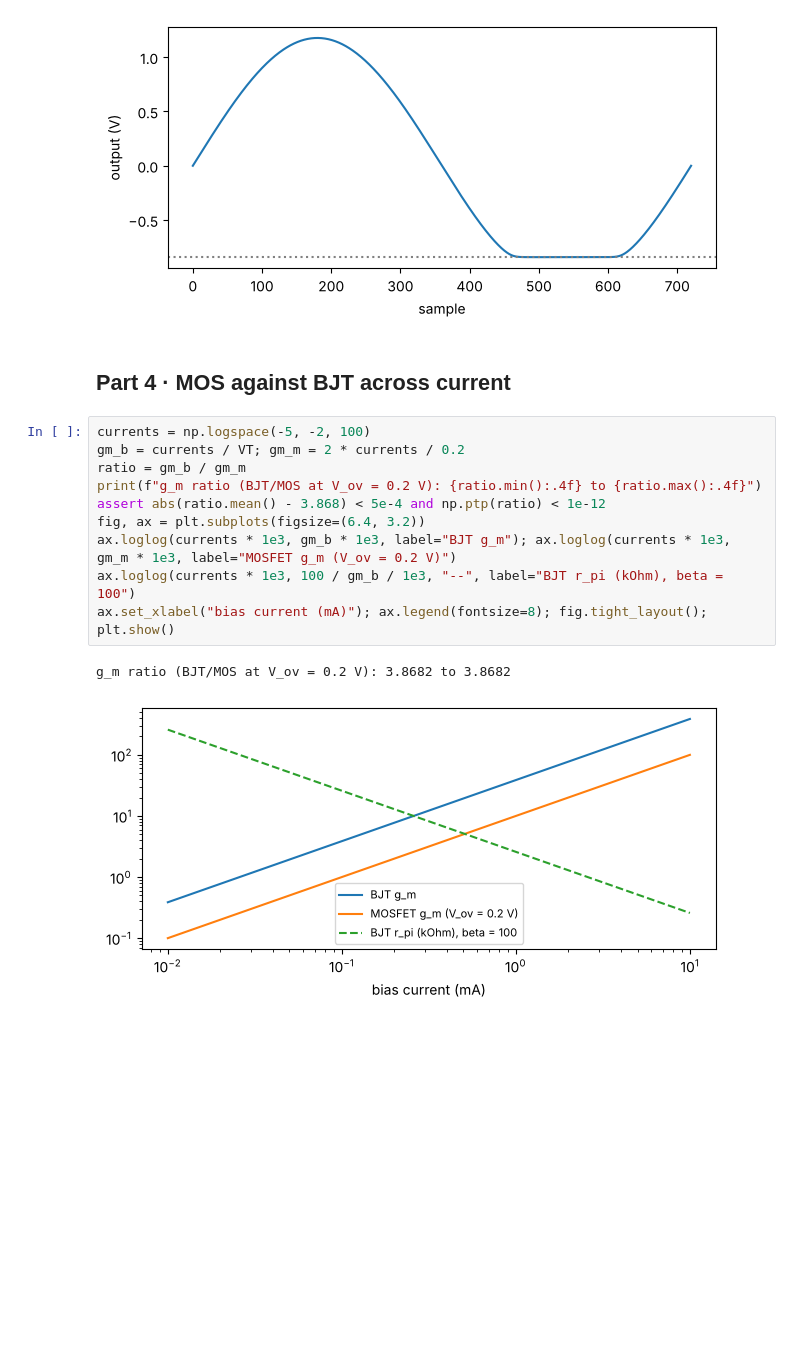
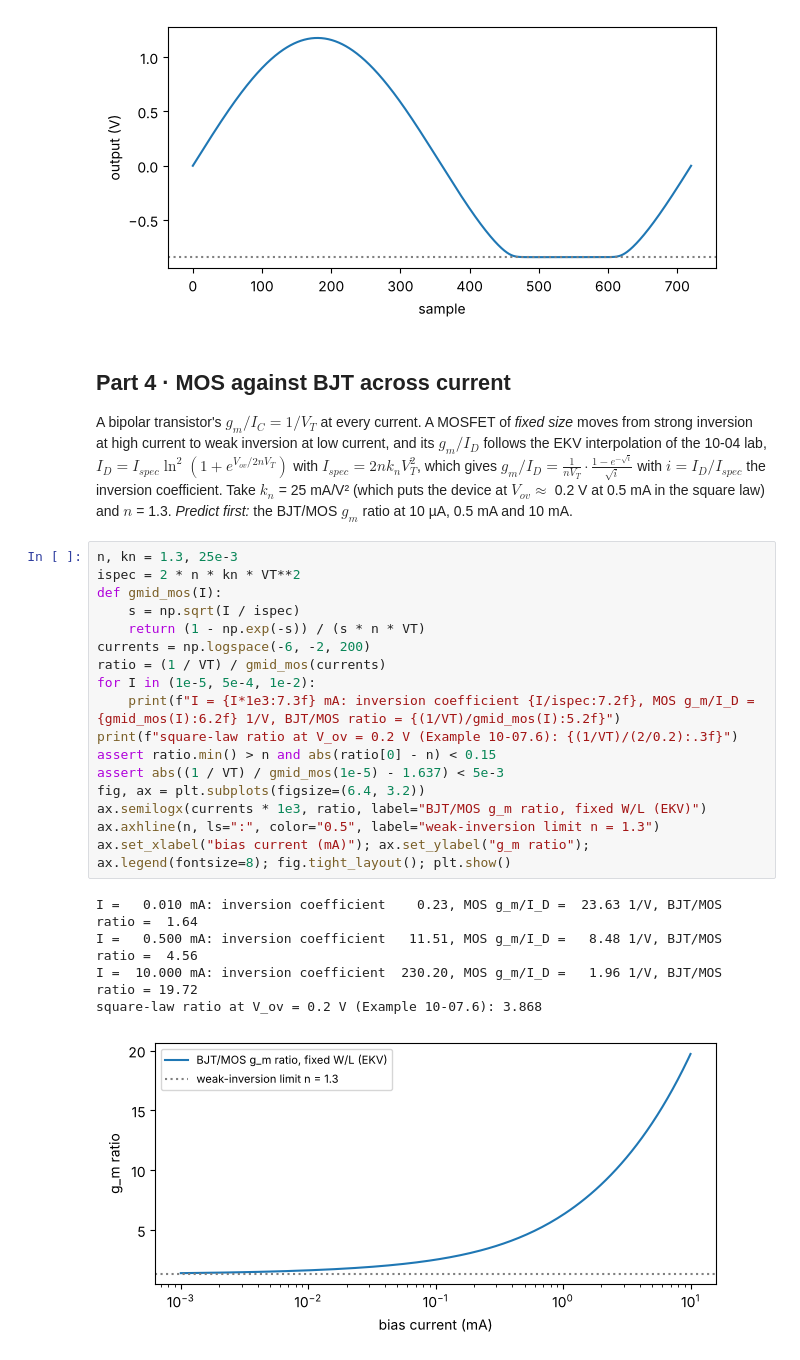
Before and after one commit to FrankHuang94/EE_database_claude, a Jupyter notebook: courses/10-electronics-1/labs/10-07-lab/10-07-bjt-stages.ipynb, the cells around one changed output. Cells and saved outputs as stored; diff of their text form; blank space fills up the shorter version.

```diff
--- a/courses/10-electronics-1/labs/10-07-lab/10-07-bjt-stages.ipynb
+++ b/courses/10-electronics-1/labs/10-07-lab/10-07-bjt-stages.ipynb
@@ -100,16 +100,28 @@ negative swing limit I_E (R_E || R_L) = 0.8418 V; reached (to 99%) at a base amp
 [figure]
 # %% [markdown]
 ## Part 4 · MOS against BJT across current
+
+A bipolar transistor's $g_m/I_C = 1/V_T$ at every current. A MOSFET of *fixed size* moves from strong inversion at high current to weak inversion at low current, and its $g_m/I_D$ follows the EKV interpolation of the 10-04 lab, $I_D = I_{spec}\ln^2(1 + e^{V_{ov}/2nV_T})$ with $I_{spec} = 2nk_nV_T^2$, which gives $g_m/I_D = \frac{1}{nV_T}\cdot\frac{1 - e^{-\sqrt{i}}}{\sqrt{i}}$ with $i = I_D/I_{spec}$ the inversion coefficient. Take $k_n$ = 25 mA/V² (which puts the device at $V_{ov} \approx$ 0.2 V at 0.5 mA in the square law) and $n$ = 1.3. *Predict first:* the BJT/MOS $g_m$ ratio at 10 µA, 0.5 mA and 10 mA.
 # %%
-currents = np.logspace(-5, -2, 100)
-gm_b = currents / VT; gm_m = 2 * currents / 0.2
-ratio = gm_b / gm_m
-print(f"g_m ratio (BJT/MOS at V_ov = 0.2 V): {ratio.min():.4f} to {ratio.max():.4f}")
-assert abs(ratio.mean() - 3.868) < 5e-4 and np.ptp(ratio) < 1e-12
+n, kn = 1.3, 25e-3
+ispec = 2 * n * kn * VT**2
+def gmid_mos(I):
+    s = np.sqrt(I / ispec)
+    return (1 - np.exp(-s)) / (s * n * VT)
+currents = np.logspace(-6, -2, 200)
+ratio = (1 / VT) / gmid_mos(currents)
+for I in (1e-5, 5e-4, 1e-2):
+    print(f"I = {I*1e3:7.3f} mA: inversion coefficient {I/ispec:7.2f}, MOS g_m/I_D = {gmid_mos(I):6.2f} 1/V, BJT/MOS ratio = {(1/VT)/gmid_mos(I):5.2f}")
+print(f"square-law ratio at V_ov = 0.2 V (Example 10-07.6): {(1/VT)/(2/0.2):.3f}")
+assert ratio.min() > n and abs(ratio[0] - n) < 0.15
+assert abs((1 / VT) / gmid_mos(1e-5) - 1.637) < 5e-3
 fig, ax = plt.subplots(figsize=(6.4, 3.2))
-ax.loglog(currents * 1e3, gm_b * 1e3, label="BJT g_m"); ax.loglog(currents * 1e3, gm_m * 1e3, label="MOSFET g_m (V_ov = 0.2 V)")
-ax.loglog(currents * 1e3, 100 / gm_b / 1e3, "--", label="BJT r_pi (kOhm), beta = 100")
-ax.set_xlabel("bias current (mA)"); ax.legend(fontsize=8); fig.tight_layout(); plt.show()
+ax.semilogx(currents * 1e3, ratio, label="BJT/MOS g_m ratio, fixed W/L (EKV)")
+ax.axhline(n, ls=":", color="0.5", label="weak-inversion limit n = 1.3")
+ax.set_xlabel("bias current (mA)"); ax.set_ylabel("g_m ratio"); ax.legend(fontsize=8); fig.tight_layout(); plt.show()
 # %% [output]
-g_m ratio (BJT/MOS at V_ov = 0.2 V): 3.8682 to 3.8682
+I =   0.010 mA: inversion coefficient    0.23, MOS g_m/I_D =  23.63 1/V, BJT/MOS ratio =  1.64
+I =   0.500 mA: inversion coefficient   11.51, MOS g_m/I_D =   8.48 1/V, BJT/MOS ratio =  4.56
+I =  10.000 mA: inversion coefficient  230.20, MOS g_m/I_D =   1.96 1/V, BJT/MOS ratio = 19.72
+square-law ratio at V_ov = 0.2 V (Example 10-07.6): 3.868
-[figure, old version]
+[figure, new version]
```
Also changed, not shown: 6 other files.
